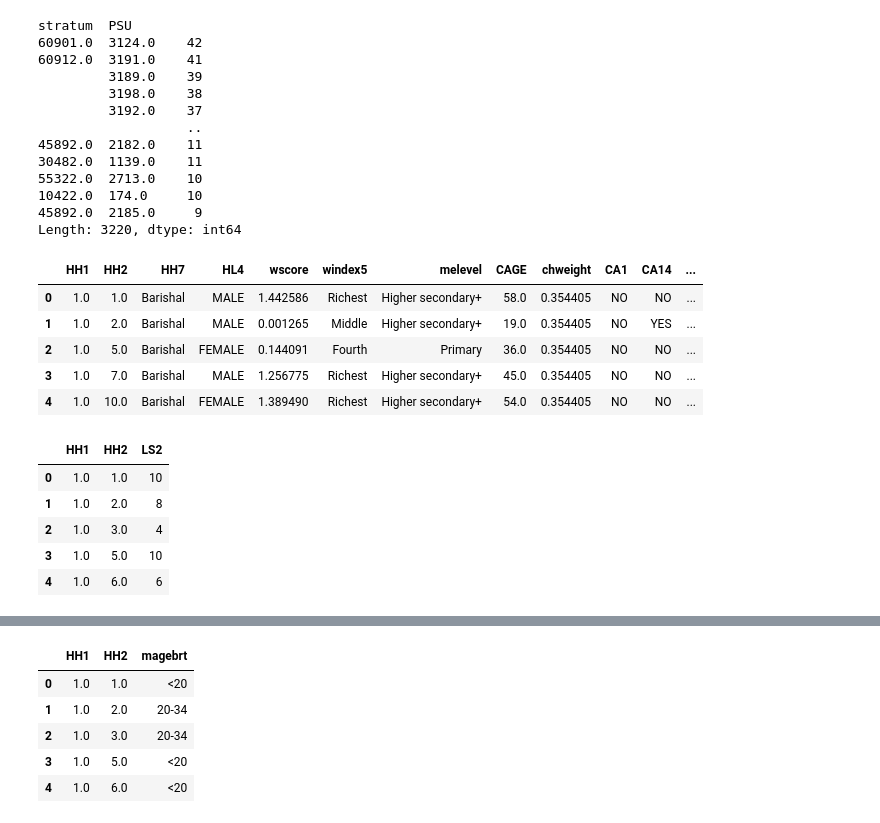
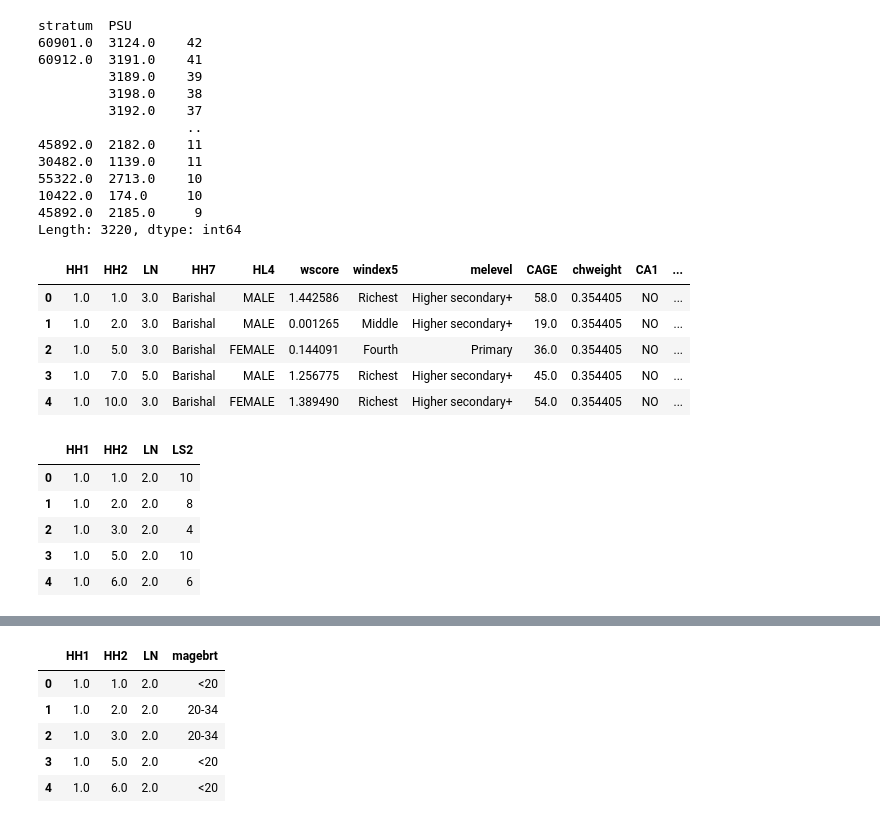
Before and after one commit to eraf/child-morbidity, a Jupyter notebook: child_mobidity preprocessing.ipynb, the cells around one changed output, grey strips where cells are left out. Drawn from its saved outputs; the diff is of its cells as text; code cells hidden in the pictures.

```diff
--- a/child_mobidity preprocessing.ipynb
+++ b/child_mobidity preprocessing.ipynb
@@ -93,26 +93,26 @@ stratum  PSU
 45892.0  2185.0     9
 Length: 3220, dtype: int64
 # %%
-ch_1 = ch[['HH1', 'HH2', 'HH7', 'HL4', 'wscore', 'windex5', 'melevel',
-           'CAGE', 'chweight','CA1', 'CA14', 'CA16', 'CA17', 'CA18']]
+ch_1 = ch[['HH1', 'HH2', 'LN', 'HH7', 'HL4', 'wscore', 'windex5', 'melevel',
+           'CAGE', 'chweight','CA1', 'CA14', 'CA16', 'CA17', 'CA18', 'stratum', 'PSU']]
 ch_1.head()
 # %% [output]
-|  | HH1 | HH2 | HH7 | HL4 | wscore | windex5 | melevel | CAGE | chweight | CA1 | CA14 | ... |
-| 0 | 1.0 | 1.0 | Barishal | MALE | 1.442586 | Richest | Higher secondary+ | 58.0 | 0.354405 | NO | NO | ... |
-| 1 | 1.0 | 2.0 | Barishal | MALE | 0.001265 | Middle | Higher secondary+ | 19.0 | 0.354405 | NO | YES | ... |
-| 2 | 1.0 | 5.0 | Barishal | FEMALE | 0.144091 | Fourth | Primary | 36.0 | 0.354405 | NO | NO | ... |
-| 3 | 1.0 | 7.0 | Barishal | MALE | 1.256775 | Richest | Higher secondary+ | 45.0 | 0.354405 | NO | NO | ... |
-| 4 | 1.0 | 10.0 | Barishal | FEMALE | 1.389490 | Richest | Higher secondary+ | 54.0 | 0.354405 | NO | NO | ... |
+|  | HH1 | HH2 | LN | HH7 | HL4 | wscore | windex5 | melevel | CAGE | chweight | CA1 | ... |
+| 0 | 1.0 | 1.0 | 3.0 | Barishal | MALE | 1.442586 | Richest | Higher secondary+ | 58.0 | 0.354405 | NO | ... |
+| 1 | 1.0 | 2.0 | 3.0 | Barishal | MALE | 0.001265 | Middle | Higher secondary+ | 19.0 | 0.354405 | NO | ... |
+| 2 | 1.0 | 5.0 | 3.0 | Barishal | FEMALE | 0.144091 | Fourth | Primary | 36.0 | 0.354405 | NO | ... |
+| 3 | 1.0 | 7.0 | 5.0 | Barishal | MALE | 1.256775 | Richest | Higher secondary+ | 45.0 | 0.354405 | NO | ... |
+| 4 | 1.0 | 10.0 | 3.0 | Barishal | FEMALE | 1.389490 | Richest | Higher secondary+ | 54.0 | 0.354405 | NO | ... |
 # %%
-wm_1 = wm[['HH1', 'HH2', 'LS2']]
+wm_1 = wm[['HH1', 'HH2', 'LN', 'LS2']]
 wm_1.head()
 # %% [output]
-|  | HH1 | HH2 | LS2 |
-| 0 | 1.0 | 1.0 | 10 |
-| 1 | 1.0 | 2.0 | 8 |
-| 2 | 1.0 | 3.0 | 4 |
-| 3 | 1.0 | 5.0 | 10 |
-| 4 | 1.0 | 6.0 | 6 |
+|  | HH1 | HH2 | LN | LS2 |
+| 0 | 1.0 | 1.0 | 2.0 | 10 |
+| 1 | 1.0 | 2.0 | 2.0 | 8 |
+| 2 | 1.0 | 3.0 | 2.0 | 4 |
+| 3 | 1.0 | 5.0 | 2.0 | 10 |
+| 4 | 1.0 | 6.0 | 2.0 | 6 |
 # %%
 hh_1 = hh[['HH1', 'HH2', 'SA1', 'helevel', 'HW7B', 'HW7C', 'WS11', 'HH48']]
 hh_1.head()
@@ -124,12 +124,12 @@ hh_1.head()
 | 3 | 1.0 | 4.0 | SALT TESTED: 0 PPM (NO REACTION) | Primary |  |  | FLUSH / POUR FLUSH: FLUSH TO SEPT... | 2.0 |
 | 4 | 1.0 | 5.0 | SALT TESTED: 0 PPM (NO REACTION) | Primary | DETERGENT (POWDER / LIQUID / PASTE) | ASH / MUD / SAND | PIT LATRINE: PIT LATRINE WITH SLAB | 3.0 |
 # %%
-bh_1 = bh[['HH1', 'HH2', 'magebrt']]
+bh_1 = bh[['HH1', 'HH2', 'LN', 'magebrt']]
 bh_1.head()
 # %% [output]
-|  | HH1 | HH2 | magebrt |
-| 0 | 1.0 | 1.0 | <20 |
-| 1 | 1.0 | 2.0 | 20-34 |
-| 2 | 1.0 | 3.0 | 20-34 |
-| 3 | 1.0 | 5.0 | <20 |
-| 4 | 1.0 | 6.0 | <20 |
+|  | HH1 | HH2 | LN | magebrt |
+| 0 | 1.0 | 1.0 | 2.0 | <20 |
+| 1 | 1.0 | 2.0 | 2.0 | 20-34 |
+| 2 | 1.0 | 3.0 | 2.0 | 20-34 |
+| 3 | 1.0 | 5.0 | 2.0 | <20 |
+| 4 | 1.0 | 6.0 | 2.0 | <20 |
```
Also changed, not shown: parts of 6 cells of this notebook, 1 other file.
